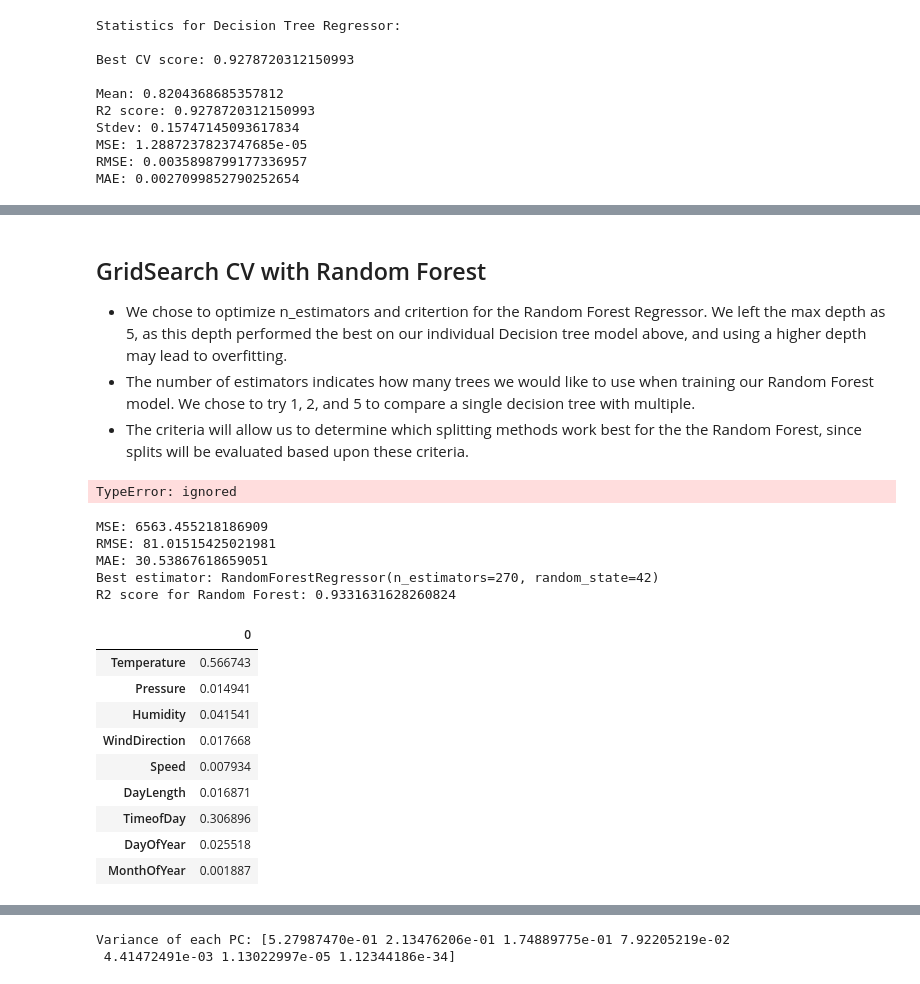
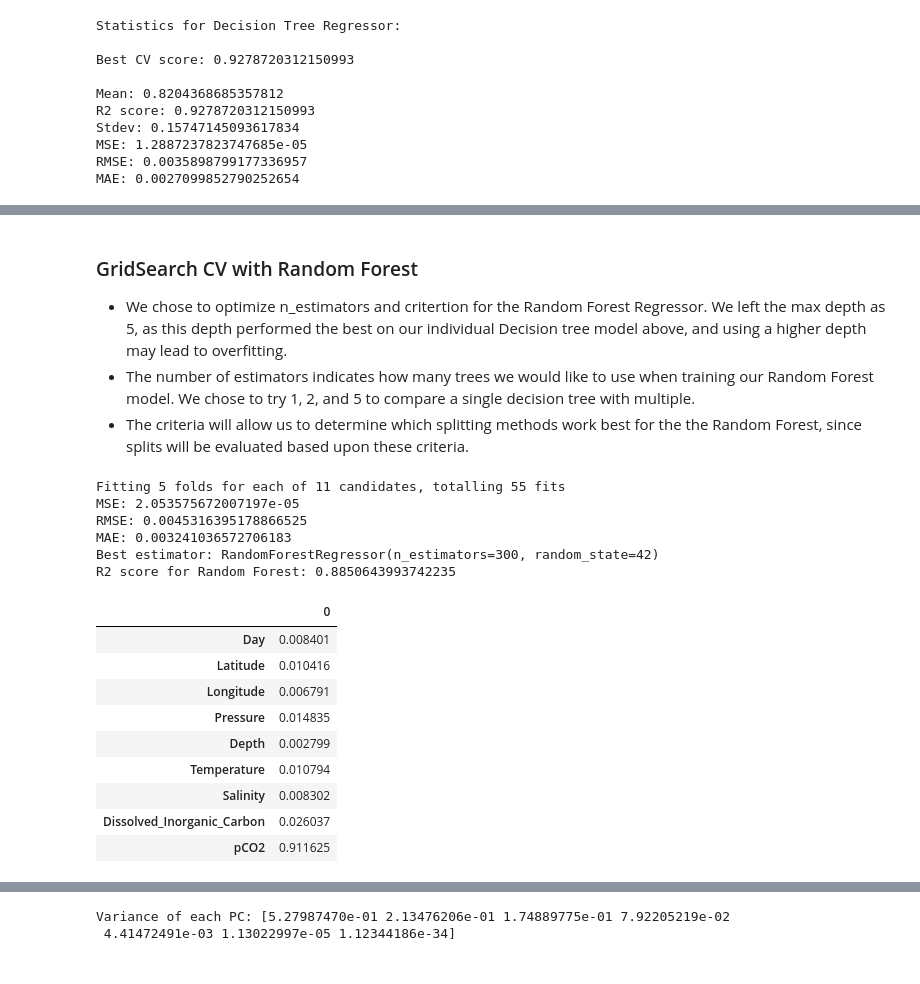
Before and after one commit to ailijevski/BlueReefModel, a Jupyter notebook: AIModelPredictor.ipynb, the cells around one changed output, grey strips where cells are left out. Drawn from its saved outputs; the diff is of its cells as text; code cells hidden in the pictures.

```diff
--- a/AIModelPredictor.ipynb
+++ b/AIModelPredictor.ipynb
@@ -92,5 +109 @@ df.head()
 Investigate linear correlations between features and visualize the data.
-# %%
-dfMod = df[['PH_TS_CALCULATED', 'DAY_UTC', 'LATITUDE_DEC', 'LONGITUDE_DEC', 'PRESSURE_DB_CALCULATED', 'DEPTH_METER', 'TEMPERATURE_ITS90_CTD', 'SALINITY_PSS78_BOTTLE', 'DIC_UMOL_KG', 'PCO2_UATM_CALCULATED']]
-df = dfMod.dropna(axis=0)
-df.isna().sum()
@@ -306,7 +307,7 @@ We chose to optimize two hyperparameters: the depth of the tree and the criterio
 # %%
 # Using GridSearch CV
 # Trained on a local machine with the following params:
-params = {'max_depth': range(1, 100), 'criterion': ['squared_error']}
+params = {'max_depth': np.array([5, 10, 15, 25, 30, 45, 55, 65, 85, 90, 95, 100]), 'criterion': ['squared_error']}
 # (Stopped using absolute error as a criterion. Didn't improve scores, and made the training take waaaaaaaay longer)
 
 # Then implemented the GridSearchCV:
@@ -314,5 +315,4 @@ tree = GridSearchCV(DecisionTreeRegressor(random_state = 1), params, n_jobs=-1,
 tree.fit(Xtrain, ytrain)
 
 # Loading the already trained model
-# tree = load('/content/drive/My Drive/Colab Notebooks/tree.joblib')
 # %% [output]
@@ -377,7 +379,7 @@ from sklearn.ensemble import RandomForestRegressor
 forest1 = RandomForestRegressor(n_estimators = 100, criterion = "squared_error", max_depth = 11)
 
 # fitting the forest
-forest1.fit(Xtrain, ytrain)
+forest1.fit(Xtrain, ytrain.ravel())
 yPredForest = forest1.predict(Xtest)
 
 # using K fold cross validation
@@ -405,5 +407,5 @@ R2 score for Random Forest: 0.8881285244314443
 # %% [markdown]
-## GridSearch CV with Random Forest
+### GridSearch CV with Random Forest
 *   We chose to optimize n_estimators and critertion for the Random Forest Regressor. We left the max depth as 5, as this depth performed the best on our individual Decision tree model above, and using a higher depth may lead to overfitting.
 *   The number of estimators indicates how many trees we would like to use when training our Random Forest model. We chose to try 1, 2, and 5 to compare a single decision tree with multiple.
 *   The criteria will allow us to determine which splitting methods work best for the the Random Forest, since splits will be evaluated based upon these criteria.
@@ -412,41 +414,38 @@ R2 score for Random Forest: 0.8881285244314443
 # Initially used the following params:
 # params = {'n_estimators' : range(200, 300, 10), 'criterion' : ['squared_error'], 'max_depth' : [11]}
 # But then tried running it w/o a set max depth and got better performance, so used these params:
-params = {'n_estimators' : range(200, 300, 10), 'criterion' : ['squared_error']}
+params = {'n_estimators' : np.array([200, 210, 220, 230, 240, 250, 260, 270, 280, 290, 300]), 'criterion' : ['squared_error']}
 forest = GridSearchCV(RandomForestRegressor(random_state=42), params, n_jobs = -1, verbose = 1, cv = 5)
-
-# forestSetDepth = load('/content/drive/My Drive/Colab Notebooks/forestSetDepth.joblib')
-# forest = load('/content/drive/My Drive/Colab Notebooks/forest.joblib')
-# %% [output]
-TypeError: ignored
 # %%
+forest.fit(Xtrain, ytrain.ravel())
 # find the best estimator, find scores for forest
 yPredForest = forest.predict(Xtest)
 #print("Mean:", np.mean(forest_scores))
 #print("Standard Deviation:", np.std(forest_scores))
 print("MSE:", mean_squared_error(ytest, yPredForest))
 print("RMSE:", mean_squared_error(ytest, yPredForest, squared = False))
 print("MAE:", mean_absolute_error(ytest, yPredForest))
 print("Best estimator:", forest.best_estimator_)
 print("R2 score for Random Forest:", r2_score(ytest, yPredForest))
 featureImportancepd = pd.DataFrame(forest.best_estimator_.feature_importances_, labels)
 display(featureImportancepd)
 # %% [output]
-MSE: 6563.455218186909
-RMSE: 81.01515425021981
-MAE: 30.53867618659051
-Best estimator: RandomForestRegressor(n_estimators=270, random_state=42)
-R2 score for Random Forest: 0.9331631628260824
+Fitting 5 folds for each of 11 candidates, totalling 55 fits
+MSE: 2.053575672007197e-05
+RMSE: 0.0045316395178866525
+MAE: 0.003241036572706183
+Best estimator: RandomForestRegressor(n_estimators=300, random_state=42)
+R2 score for Random Forest: 0.8850643993742235
 |  | 0 |
-| Temperature | 0.566743 |
-| Pressure | 0.014941 |
-| Humidity | 0.041541 |
-| WindDirection | 0.017668 |
-| Speed | 0.007934 |
-| DayLength | 0.016871 |
-| TimeofDay | 0.306896 |
-| DayOfYear | 0.025518 |
-| MonthOfYear | 0.001887 |
+| Day | 0.008401 |
+| Latitude | 0.010416 |
+| Longitude | 0.006791 |
+| Pressure | 0.014835 |
+| Depth | 0.002799 |
+| Temperature | 0.010794 |
+| Salinity | 0.008302 |
+| Dissolved_Inorganic_Carbon | 0.026037 |
+| pCO2 | 0.911625 |
 # %%
 # CV scores for Random Forest using GridSearchCV
 scores = cross_val_score(forest, xAll, y, cv=5, n_jobs=-1)
```
Also changed, not shown: parts of 76 cells of this notebook.
